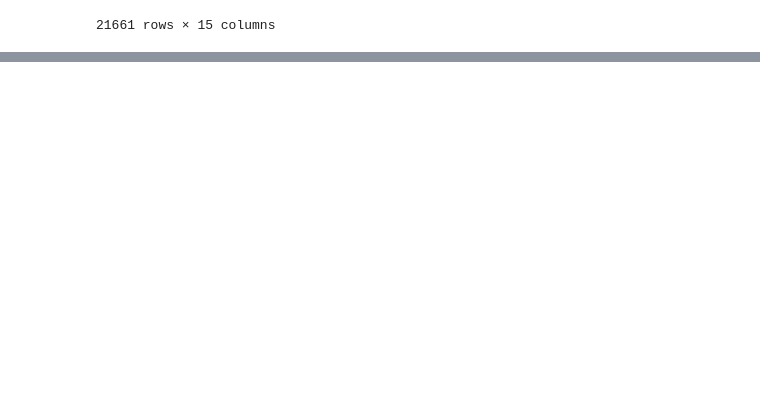
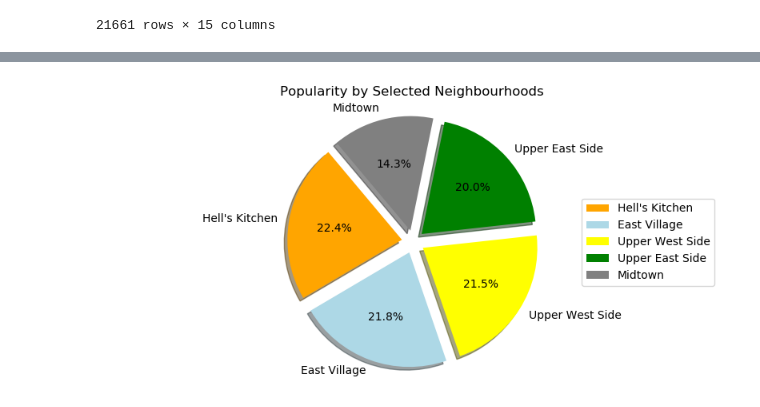
Before and after one commit to alexturkmen/Airbnb-New-York-Renterpreneurs, a Jupyter notebook: Manhattan.ipynb, the cells around one changed output, grey strips where cells are left out. Drawn from its saved outputs; the diff is of its cells as text; code cells hidden in the pictures; blank space fills up the shorter version.

```diff
--- a/Manhattan.ipynb
+++ b/Manhattan.ipynb
@@ -73,7 +74,7 @@ calculated_host_listings_count    21661
 availability_365                  21661
 dtype: int64
 # %%
-manhattan_airbnb_df['reviews_per_month'] = manhattan_airbnb_df['reviews_per_month'].fillna(0)
+manhattan_airbnb_df.loc[:, 'reviews_per_month'] = manhattan_airbnb_df.loc[:, 'reviews_per_month'].fillna(0)
 manhattan_airbnb_df.head()
 # %% [output]
 A value is trying to be set on a copy of a slice from a DataFrame.
@@ -617,0 +113,17 @@ Looking for crime rate in index no:47410 | Highbridge | Bronx
+# %%
+price_bins = [0,49.9,99.9,149.9,249.9,499.9,10001]
+price_bin_names = ['0-49','50-99','100-149','150-249','250-499','>500']
+
+manhattan_airbnb_df['price range'] = pd.cut(manhattan_airbnb_df['price'],price_bins,labels=price_bin_names)
+
+# Getting rid of 3 elements; 1. Properties with overnight accomodation prices >1000
+# 2. Properties with overnight stays > 30
+# 3. Properties with 0 reviews
+manhattan_airbnb_df_1000 = manhattan_airbnb_df.loc[manhattan_airbnb_df['price'] <= 1000]
+manhattan_airbnb_df_1000 = manhattan_airbnb_df_1000.loc[manhattan_airbnb_df_1000['minimum_nights'] <= 30]
+manhattan_airbnb_df_1000 = manhattan_airbnb_df_1000.loc[manhattan_airbnb_df_1000['number_of_reviews'] > 0]
+
+neighbourhood_by_count = manhattan_airbnb_df_1000[['neighbourhood', 'room_type', 'price range','number_of_reviews','minimum_nights','min_price_to_stay']].groupby(['neighbourhood', 'room_type', 'price range']).agg(['count', 'mean', 'min', 'max'])
+neighbourhood_by_count = neighbourhood_by_count.sort_values(by=('number_of_reviews', 'count'), ascending=False)
+
+neighbourhood_by_count.head(25)
@@ -617,0 +352,32 @@ Looking for crime rate in index no:47410 | Highbridge | Bronx
+# %%
+pie_chart_df = listing_count_by_neighbourhood_df.reset_index(drop=True)
+
+pie_chart_df = pie_chart_df.loc[1:5, :]
+
+fig, ax = plt.subplots(figsize=(8, 4), subplot_kw=dict(aspect="equal"))
+
+neigh_list = pie_chart_df['neighbourhood']
+length = len(pie_chart_df['neighbourhood'])
+
+x_axis = np.arange(length)
+
+tick_locations = [value for value in x_axis]
+plt.xticks(tick_locations, neigh_list, rotation=90)
+
+y_axis = pie_chart_df['count']
+
+explode = (0.1,0.1,0.1,0.1,0.1)
+colors = ["orange","lightblue", "yellow", "green", "grey"]
+
+ax.pie(y_axis, explode=explode, labels=neigh_list, colors=colors,
+        autopct="%1.1f%%", shadow=True, startangle=130)
+
+ax.set_title("Popularity by Selected Neighbourhoods")
+ax.legend(loc="center right")
+
+plt.axis("equal")
+
+fig.tight_layout()
+plt.show()
+# %% [output]
+[figure, added]
```
Also changed, not shown: parts of 48 cells of this notebook.
